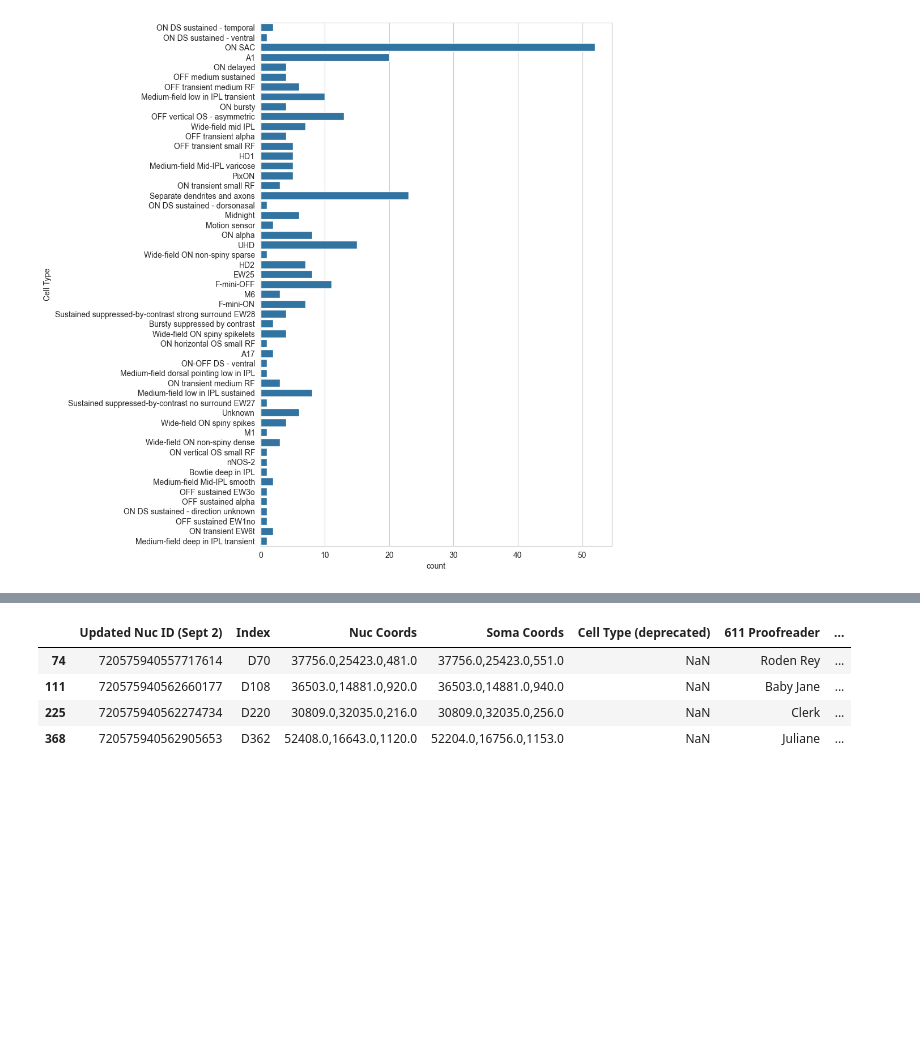
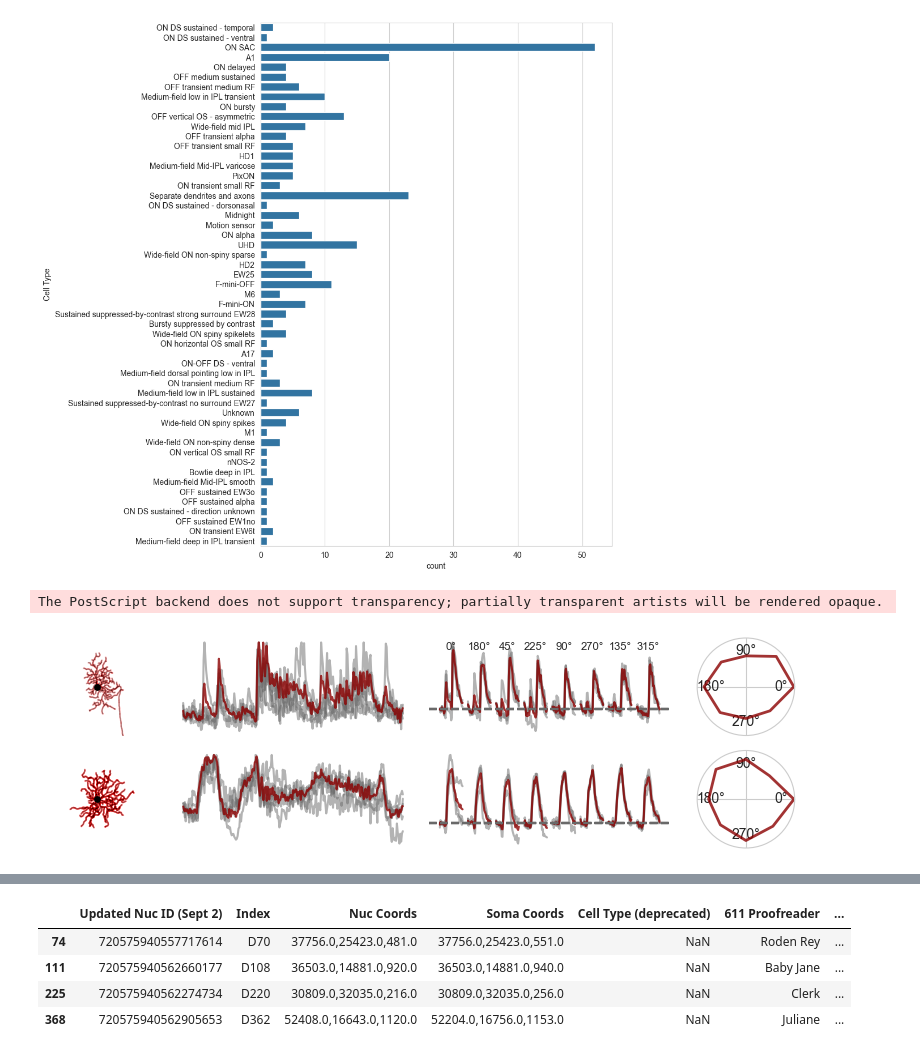
Before and after one commit to eyewire2/eyewire2-functional-analysis, a Jupyter notebook: notebooks/ERM25/plot_retinal_outline_and_responses.ipynb, the cells around one changed output, grey strips where cells are left out. Cells and saved outputs as stored; diff of their text form; code cells hidden in the pictures; blank space fills up the shorter version.

```diff
--- a/notebooks/ERM25/plot_retinal_outline_and_responses.ipynb
+++ b/notebooks/ERM25/plot_retinal_outline_and_responses.ipynb
@@ -393,3 +393,17 @@ def plot_mosaic(df, extent = (350, 1000, 0, 650)):
 # %%
 fig2_dir = './figures/examples'
 os.makedirs(fig2_dir, exist_ok=True)
+# %%
+# For Sebastian
+df_type = df_merged[
+    (df_merged['roi_id'].astype(int).isin([62, 52]))
+    & (df_merged["field"] == 'GCL2')
+    ]
+df_type = df_type.drop_duplicates(subset=[seg_col_master], keep='first')
+
+fig, axs = plot_cells(df_type)
+plt.savefig(os.path.join(fig2_dir, 'examples_GCL2_52_62.eps'))
+plt.show()
+# %% [output]
+The PostScript backend does not support transparency; partially transparent artists will be rendered opaque.
+[figure, added]
```
Also changed, not shown: parts of 4 cells of this notebook, 7 other files.
